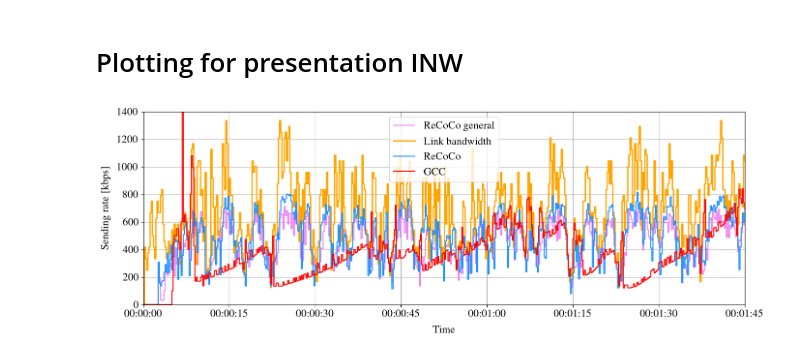
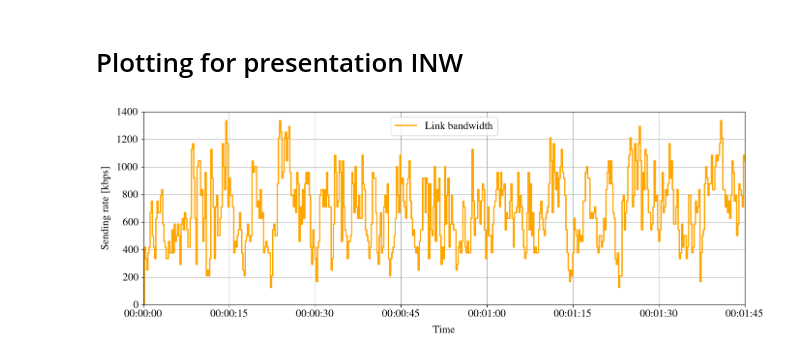
Before and after one commit to denama/ReCoCo, a Jupyter notebook: simulation_analysis/plot_sending_rate_paper.ipynb, the cells around one changed output. Cells and saved outputs as stored; diff of their text form; code cells hidden in the pictures.

Commit message:
plotting

```diff
--- a/simulation_analysis/plot_sending_rate_paper.ipynb
+++ b/simulation_analysis/plot_sending_rate_paper.ipynb
@@ -483,41 +483,45 @@ findfont: Font family ['serif'] not found. Falling back to DejaVu Sans.
 # %% [markdown]
 # Plotting for presentation INW
 # %%
-plot_gap = True
-plot_gcc = True
-plot_best = True
+plot_gap = False
+plot_gcc = False
+plot_best = False
+name = "4G_700"
 
 df = df_4G_700.copy()
 
 fig, ax = plt.subplots(figsize=figsze)
 
+plt.step(df.index, df["capacity"], lw=2, label="Link bandwidth", color="orange")
+if plot_gcc and (metric != "reward"):
+    plt.step(df.index, df[f"{metric}_gcc"]/1000, label=f"GCC", color="red")
+    name += "_gcc"
+# if plot_hrcc and (metric != "reward"):
+#     plt.step(df.index, df[f"{metric}_hrcc"]/1000, label=f"HRCC", color="green")
+if plot_best:
+    plt.step(df.index, df[metric]/1000, label=f"ReCoCo", color="dodgerblue")
+    name += "_best"
 if plot_gap and (metric != "reward"):
     plt.step(df.index, df[f"{metric}_one_model"]/1000, label=f"ReCoCo general", color="violet")
-
-plt.step(df.index, df["capacity"], lw=2, label="Link bandwidth", color="orange")
-if plot_best:
-    plt.step(df.index, df[metric]/1000, label=f"ReCoCo", color="dodgerblue")
-if plot_gcc and (metric != "reward"):
-    plt.step(df.index, df[f"{metric}_gcc"]/1000, label=f"GCC", color="red")
-if plot_hrcc and (metric != "reward"):
-    plt.step(df.index, df[f"{metric}_hrcc"]/1000, label=f"HRCC", color="green")
+    name += "_gap"
 
 plt.ylabel("Sending rate [kbps]", fontsize=fontsize, labelpad=10)
 plt.xlabel("Time", fontsize=fontsize, labelpad=10)
 plt.xticks(fontsize=fontsize)
 plt.yticks(fontsize=fontsize)
 plt.grid()
 plt.legend(fontsize=fontsize, loc="upper center")
 
 plt.ylim(0, 1400)
 # ax.get_xticks()
 plt.xlim(0, 0.00121528)
 
 ax.tick_params(axis='both', which='minor', length=0)
 ax.tick_params(axis='both', which='major', direction='out')
 
 plt.tight_layout()
 # plt.savefig("plots/4G_700_bandwidth_gcc_best_gap.png")
 # plt.savefig("plots/4G_700_sending_rate.pdf")
+plt.savefig("plots/" + name + ".png", dpi=500, transparent=False)
 # %% [output]
-[figure, old version]
+[figure, new version]
```
Also changed, not shown: parts of 3 cells of this notebook, 6 other files.
